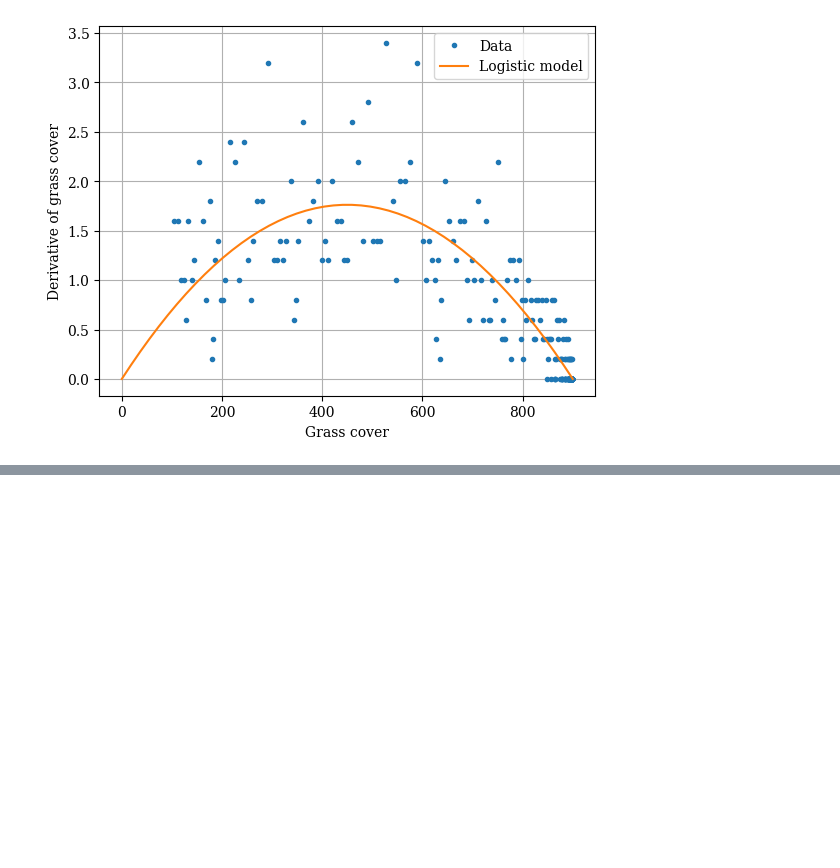
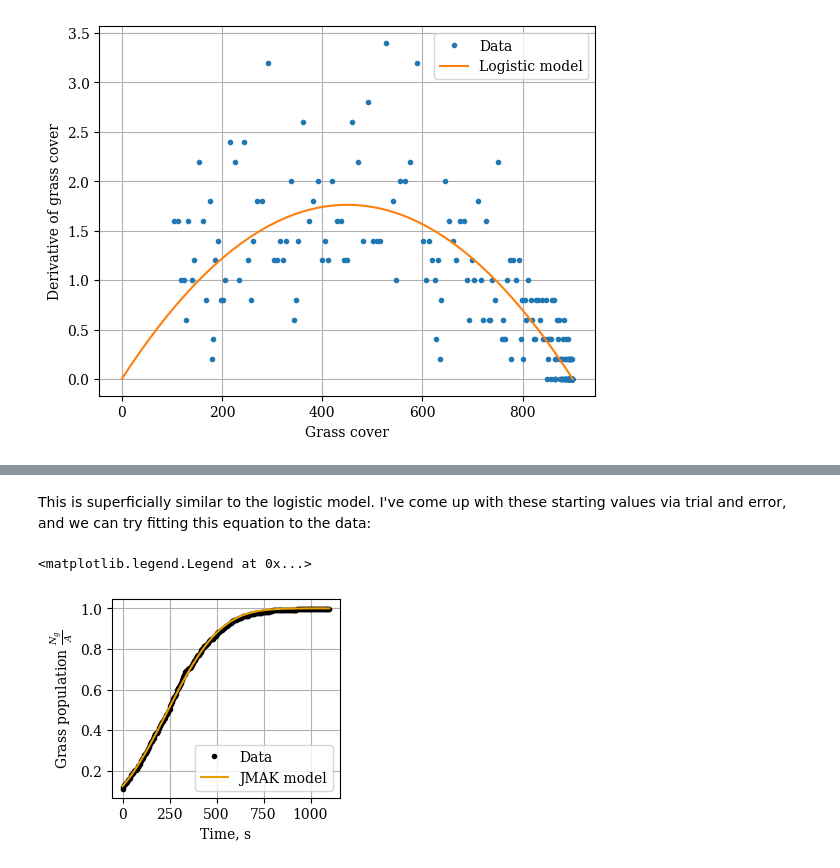
Before and after one commit to ELFREELAND/minecraft_sheep, a Jupyter notebook: grass_growth/grass_growth.ipynb, the cells around one changed output, grey strips where cells are left out. Drawn from its saved outputs; the diff is of its cells as text; code cells hidden in the pictures; blank space fills up the shorter version.

```diff
--- a/grass_growth/grass_growth.ipynb
+++ b/grass_growth/grass_growth.ipynb
@@ -191,0 +220,23 @@ Now that we have values for k, we can proceed with modelling.
+# %% [markdown]
+This is superficially similar to the logistic model. I've come up with these starting values via trial and error, and we can try fitting this equation to the data:
+# %%
+guess = [0.00000001, -220]
+
+solution3 = sp.optimize.curve_fit(JMAK, time, grass_frac/900, p0=guess)
+
+jmak_fit = JMAK(time, solution3[0][0], solution3[0][1])
+
+f, ax = plt.subplots(figsize=(3,2.5), layout="constrained")
+ax.set_prop_cycle(wong_cycle)
+
+ax.plot(time, grass_frac/900, ".", label="Data")
+ax.plot(time, jmak_fit, "-", label="JMAK model")
+
+ax.grid(True)
+ax.set_xlabel("Time, s")
+ax.set_ylabel("Grass population $\\frac{N_g}{A}$")
+
+ax.legend()
+# %% [output]
+<matplotlib.legend.Legend at 0x...>
+[figure, added]
```
Also changed, not shown: parts of 4 cells of this notebook, 1 other file.
